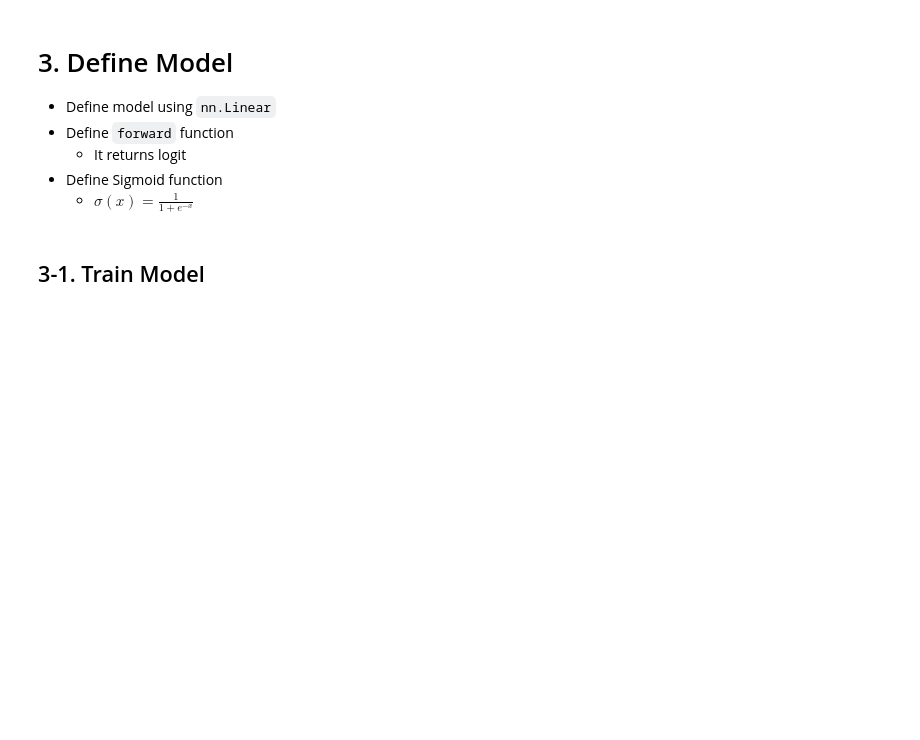
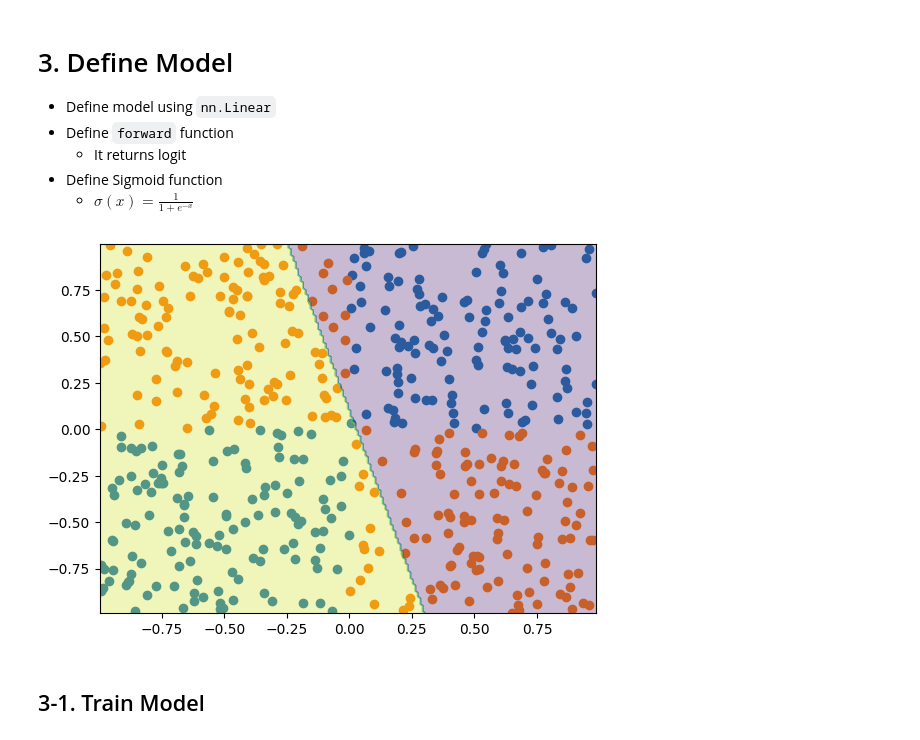
Before and after one commit to jdasam/mas1004, a Jupyter notebook: live_coding/3_binary_classification.ipynb, the cells around one changed output. Cells and saved outputs as stored; diff of their text form; code cells hidden in the pictures; blank space fills up the shorter version.

```diff
--- a/live_coding/3_binary_classification.ipynb
+++ b/live_coding/3_binary_classification.ipynb
@@ -99,12 +125,19 @@ def visualize_decision_boundary(model, data, label):
 # %%
 import torch.nn as nn
 
 class Classifier(nn.Module):
   def __init__(self, input_dim=2, hidden_size=32):
     super().__init__() # initialize its superclass, nn.Module
+    self.layer = nn.Linear(input_dim, 1)
+  def forward(self, x):
+    return self.layer(x)
 
-  def forward(self, x):
-    return x
+model = Classifier()
+model(data)
+
+visualize_decision_boundary(model, data, label)
+# %% [output]
+[figure, added]
 # %% [markdown]
 ## 3-1. Train Model
 # %%
```
Also changed, not shown: parts of 5 cells of this notebook.
